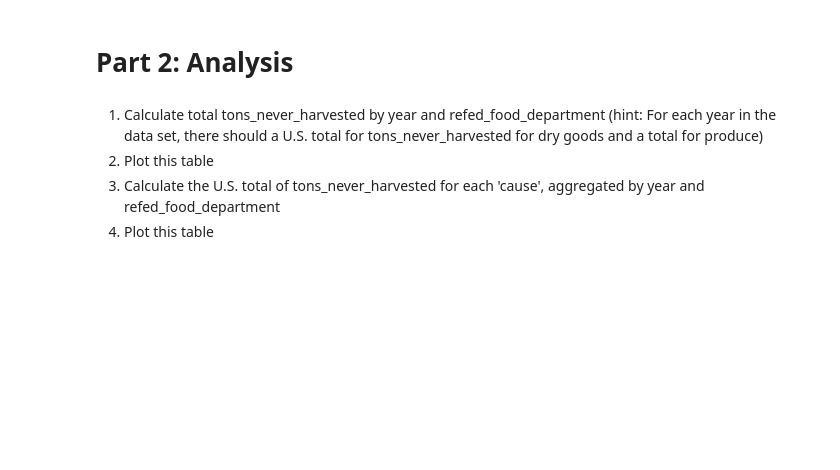
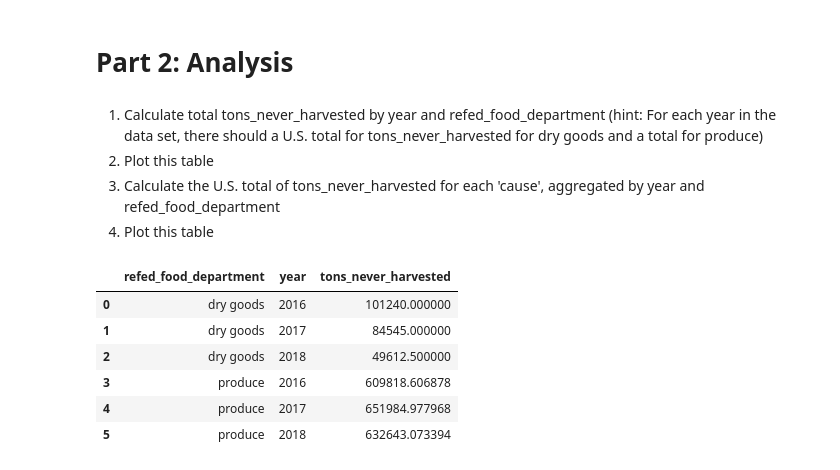
Before and after one commit to margieh/Food_Waste_Data_Cleaning_Automation, a Jupyter notebook: REFED_pipeline.ipynb, the cells around one changed output. Saved outputs shown, nothing was run; the diff lists cells and outputs as text; code cells hidden in the pictures; blank space fills up the shorter version.

```diff
--- a/REFED_pipeline.ipynb
+++ b/REFED_pipeline.ipynb
@@ -417,3 +402,14 @@ nh_by_cause_df
 2. Plot this table
 3. Calculate the U.S. total of tons_never_harvested for each 'cause', aggregated by year and refed_food_department
 4. Plot this table
+# %%
+out = df_nh.groupby(['refed_food_department', 'year'], as_index=False)[["tons_never_harvested"]].sum()
+out
+# %% [output]
+|  | refed_food_department | year | tons_never_harvested |
+| 0 | dry goods | 2016 | 101240.000000 |
+| 1 | dry goods | 2017 | 84545.000000 |
+| 2 | dry goods | 2018 | 49612.500000 |
+| 3 | produce | 2016 | 609818.606878 |
+| 4 | produce | 2017 | 651984.977968 |
+| 5 | produce | 2018 | 632643.073394 |
```
Also changed, not shown: parts of 14 cells of this notebook.
